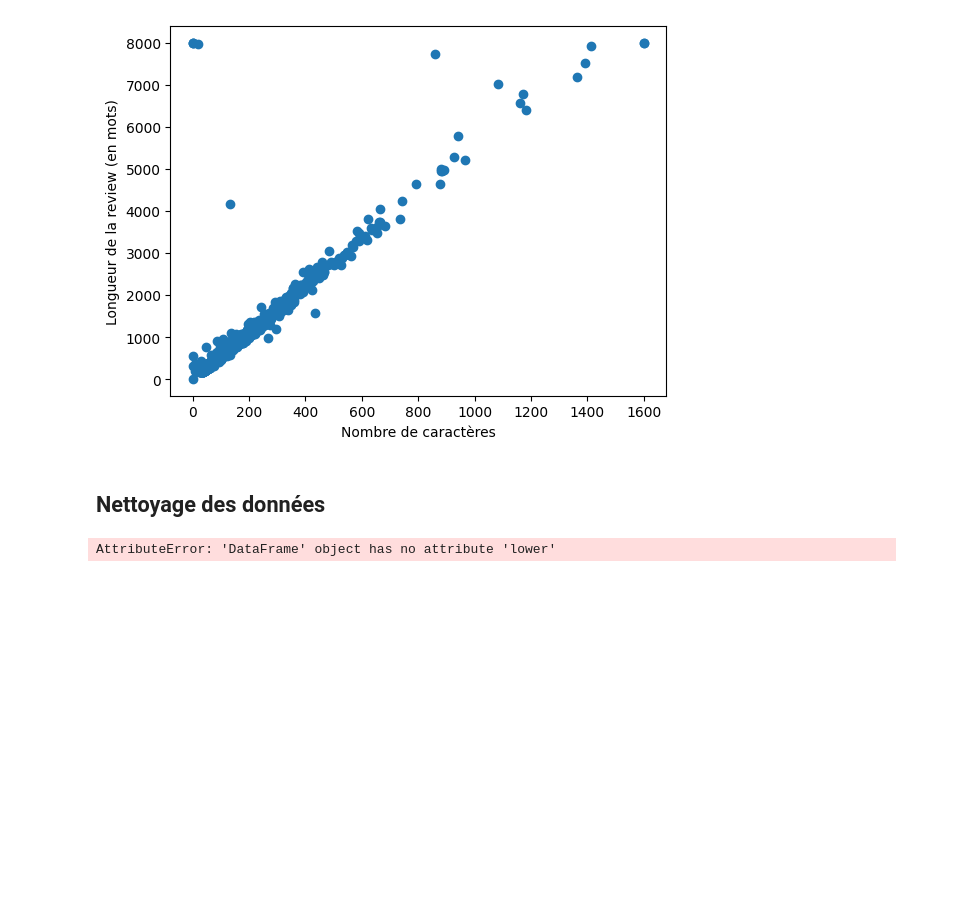
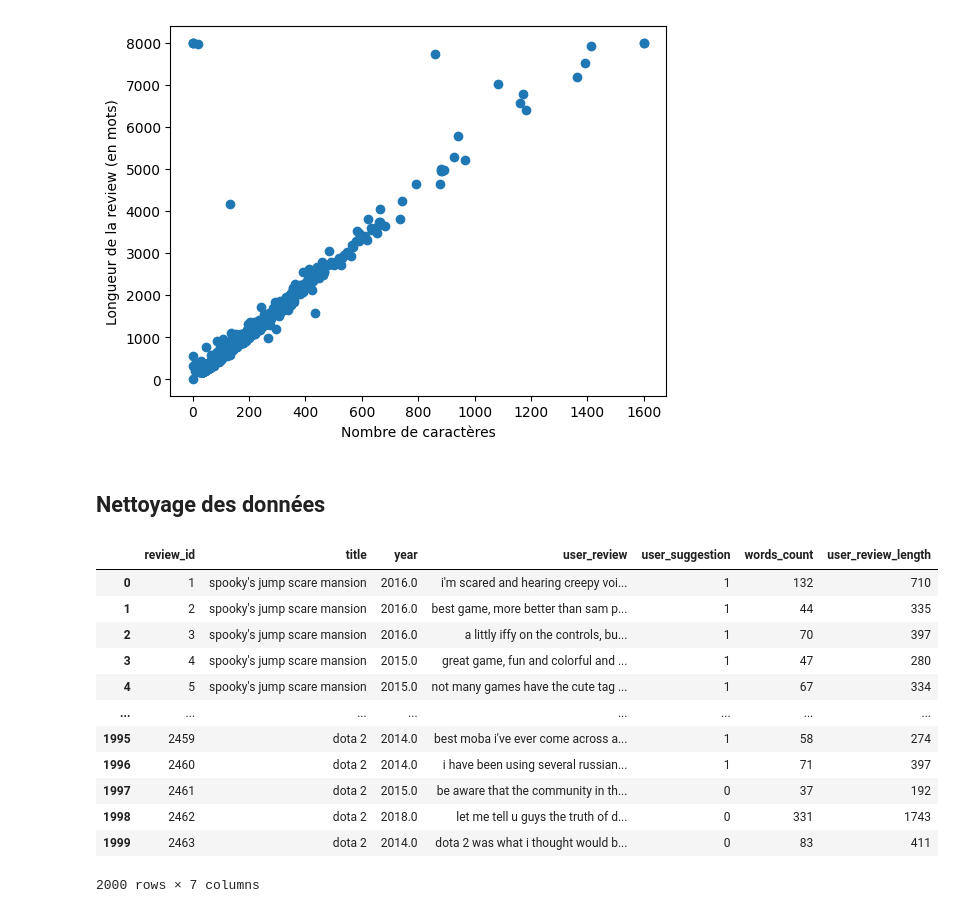
Before and after one commit to Harsisis/MachineLearning_TP, a Jupyter notebook: machineLearning/TP3/main.ipynb, the cells around one changed output. Drawn from its saved outputs; the diff is of its cells as text; code cells hidden in the pictures; blank space fills up the shorter version.

Commit message:
fix lowercase

```diff
--- a/machineLearning/TP3/main.ipynb
+++ b/machineLearning/TP3/main.ipynb
@@ -32,12 +32,12 @@ plt.show()
 ## Analyse des données
 # %%
 # Analyser le nombre de mots par ligne
-data1["nb_mots"] = data1["user_review"].str.split().str.len()
+data1["words_count"] = data1["user_review"].str.split().str.len()
 
 # Analyser la longueur des phrases
-data1["longueur_user_review"] = data1["user_review"].str.len()
+data1["user_review_length"] = data1["user_review"].str.len()
 
-plt.scatter(data1["nb_mots"], data1["longueur_user_review"])
+plt.scatter(data1["words_count"], data1["user_review_length"])
 plt.xlabel("Nombre de caractères")
 plt.ylabel("Longueur de la review (en mots)")
 plt.show()
@@ -46,10 +46,25 @@ plt.show()
 # %% [markdown]
 ## Nettoyage des données
 # %%
-data1 = data1.lower()
+
+data1["title"] = data1["title"].str.lower()
+data1["user_review"] = data1["user_review"].str.lower()
+
 data1 = data1.dropna(how="all")
 data1 = data1.drop_duplicates()
 
 data1
 # %% [output]
+|  | review_id | title | year | user_review | user_suggestion | words_count | user_review_length |
+| 0 | 1 | spooky's jump scare mansion | 2016.0 | i'm scared and hearing creepy voi... | 1 | 132 | 710 |
+| 1 | 2 | spooky's jump scare mansion | 2016.0 | best game, more better than sam p... | 1 | 44 | 335 |
+| 2 | 3 | spooky's jump scare mansion | 2016.0 | a littly iffy on the controls, bu... | 1 | 70 | 397 |
+| 3 | 4 | spooky's jump scare mansion | 2015.0 | great game, fun and colorful and ... | 1 | 47 | 280 |
+| 4 | 5 | spooky's jump scare mansion | 2015.0 | not many games have the cute tag ... | 1 | 67 | 334 |
+| ... | ... | ... | ... | ... | ... | ... | ... |
+| 1995 | 2459 | dota 2 | 2014.0 | best moba i've ever come across a... | 1 | 58 | 274 |
+| 1996 | 2460 | dota 2 | 2014.0 | i have been using several russian... | 1 | 71 | 397 |
+| 1997 | 2461 | dota 2 | 2015.0 | be aware that the community in th... | 0 | 37 | 192 |
+| 1998 | 2462 | dota 2 | 2018.0 | let me tell u guys the truth of d... | 0 | 331 | 1743 |
+| 1999 | 2463 | dota 2 | 2014.0 | dota 2 was what i thought would b... | 0 | 83 | 411 |
-AttributeError: 'DataFrame' object has no attribute 'lower'
+2000 rows × 7 columns
```
